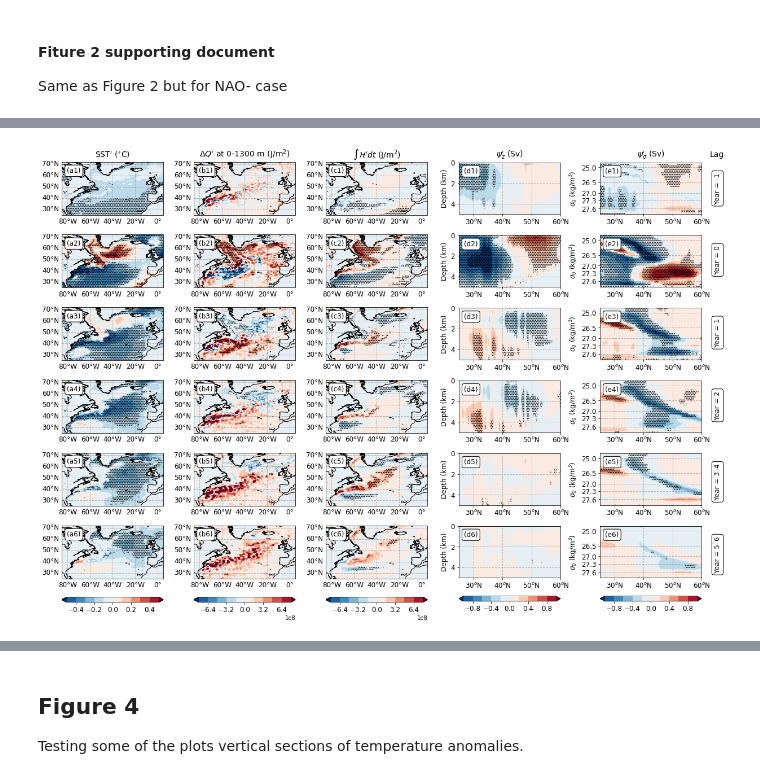
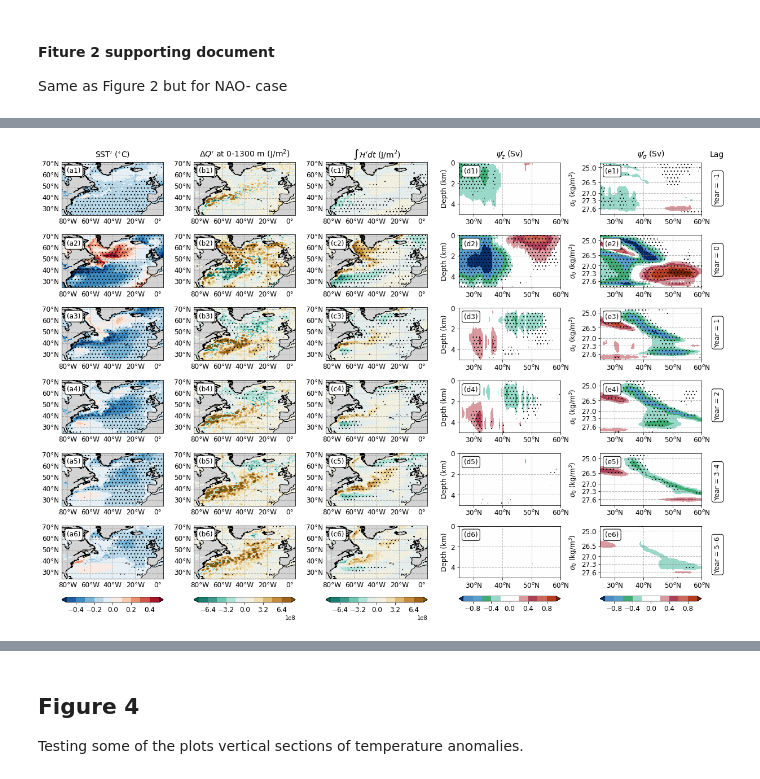
Before and after one commit to hmkhatri/AMOC_Variability_DePreSys_MET, a Jupyter notebook: Notebooks/Plots_Paper_NAO_Heat_Content_Variability/Plots_snapshots_NAO.ipynb, the cells around one changed output, grey strips where cells are left out. Drawn from its saved outputs; the diff is of its cells as text; code cells hidden in the pictures.

```diff
--- a/Notebooks/Plots_Paper_NAO_Heat_Content_Variability/Plots_snapshots_NAO.ipynb
+++ b/Notebooks/Plots_Paper_NAO_Heat_Content_Variability/Plots_snapshots_NAO.ipynb
@@ -57,7 +58,7 @@ def plot_sec(ax, da, da_std = None, hatching = False, hatch_dense = 2, cfd_per =
     if(x_lab==False):
         gl.xlocator = mticker.FixedLocator([])
 
-    ax.add_feature(cfeature.LAND) #facecolor='black')
+    ax.add_feature(cfeature.LAND, facecolor='lightgrey')
     ax.add_feature(cfeature.COASTLINE)
     ax.set_aspect(1.0)
 
@@ -651,6 +361,8 @@ cfd_per = 1.289 # z-val for confidence interval
                 # (1.289 for 80%, 1.658 for 90%, 1.98 for 95%, 2.617 for 99% for deg. freddom = 120)
 hatch_dense = 2
 
+col_map = [cmaps.MPL_RdBu_r, cmaps.NEO_div_vegetation_c_r, cmaps.precip4_diff_19lev_r]
+
 grid1 = plt.GridSpec(6, 5, wspace=0.3, hspace=0.1)
 fig = plt.figure(figsize=[20,14])
 
@@ -660,6 +372,7 @@ name = [r'$\Delta Q^{\prime}$ at 0-1300 m (J/m$^2$)', r'$\int {\mathcal{H}}^{\pr
 
 
 d = xr.open_dataset(data_dir + "Bootstrap_NAOp_tos_annual.nc")
+d = d.where(ds_NAOp['tos'].isel(comp=0, time=0)< 100.) # mask land
 
 for i in range(0,6):
 
@@ -681,7 +394,7 @@ for i in range(0,6):
 
     ax = fig.add_subplot(grid1[i, 0], projection=ccrs.PlateCarree(),facecolor='grey')
     p = plot_sec(ax, tmp, da_std = d_std, hatching = True, cfd_per = cfd_per, hatch_dense = hatch_dense, vmin=-0.25, vmax=0.25,
-                 lat_lon_ext = lat_lon_ext, levels = 11, lon='longitude', lat='latitude', cmap='RdBu_r',
+                 lat_lon_ext = lat_lon_ext, levels = 11, lon='longitude', lat='latitude', cmap=col_map[0],
                  title=titl, orien='horizontal', colorbar=False, y_lab = True, x_lab = True)
 
     props = dict(boxstyle='round', facecolor='white')
@@ -696,6 +409,7 @@ cb = fig.colorbar(p, cax=axins, extend='both', orientation="horizontal")
 cb.ax.tick_params(labelsize=12)
 
 d = xr.open_dataset(data_dir + "Bootstrap_NAOp_Heat_Budget_new_annual.nc")
+d = d.where(ds_NAOp['tos'].isel(comp=0, time=0)< 100.) # mask land
 
 for i in range(0,6):
 
@@ -717,7 +431,7 @@ for i in range(0,6):
 
     ax = fig.add_subplot(grid1[i, 1], projection=ccrs.PlateCarree(),facecolor='grey')
     p = plot_sec(ax, tmp, da_std = d_std, hatching = True, cfd_per = cfd_per, hatch_dense = hatch_dense, vmin=-800.e6, vmax=800.e6,
-                 lat_lon_ext = lat_lon_ext, levels = 11, lon='longitude', lat='latitude', cmap='RdBu_r',
+                 lat_lon_ext = lat_lon_ext, levels = 11, lon='longitude', lat='latitude', cmap=col_map[1],
                  title=titl, orien='horizontal', colorbar=False, y_lab = True, x_lab = True)
 
     props = dict(boxstyle='round', facecolor='white')
@@ -733,6 +447,7 @@ cb.ax.tick_params(labelsize=12)
 
 
 d = xr.open_dataset(data_dir + "Bootstrap_NAOp_hfds_annual.nc")
+d = d.where(ds_NAOp['tos'].isel(comp=0, time=0)< 100.) # mask land
 
 for i in range(0,6):
 
@@ -754,7 +469,7 @@ for i in range(0,6):
 
     ax = fig.add_subplot(grid1[i, 2], projection=ccrs.PlateCarree(),facecolor='grey')
     p = plot_sec(ax, tmp, da_std = d_std, hatching = True, cfd_per = cfd_per, hatch_dense = hatch_dense, vmin=-800.e6, vmax=800.e6,
-                 lat_lon_ext = lat_lon_ext, levels = 11, lon='longitude', lat='latitude', cmap='RdBu_r',
+                 lat_lon_ext = lat_lon_ext, levels = 11, lon='longitude', lat='latitude', cmap=col_map[1],
                  title=titl, orien='horizontal', colorbar=False, y_lab = True, x_lab = True)
 
     props = dict(boxstyle='round', facecolor='white')
@@ -793,7 +508,7 @@ for i in range(0,6):
 
     ax = fig.add_subplot(grid1[i, 3])
     p = tmp.plot.contourf(ax=ax, x='j_c', y='lev', levels = 11, vmin = -1.0, vmax = 1.0,
-                          cmap='RdBu_r', add_labels=False, add_colorbar=False, extend='both')
+                          cmap=col_map[2], add_labels=False, add_colorbar=False, extend='both')
 
     #tmp_cfd = d_std['standard_error'].isel(j_c=slice(0,303)) * cfd_per * 2. / 1e6
     tmp_cfd = (d_std['confidence_upper'] - d_std['confidence_lower']).isel(j_c=slice(0,303)) / 1e6
@@ -854,7 +569,7 @@ for i in range(0,6):
 
     ax = fig.add_subplot(grid1[i, 4])
     p = tmp.plot.contourf(ax=ax, x='j_c', y='sigma0', levels = 11, vmin = -1.5, vmax = 1.5,
-                          cmap='RdBu_r', add_labels=False, add_colorbar=False, extend='both')
+                          cmap=col_map[2], add_labels=False, add_colorbar=False, extend='both')
 
     #tmp_cfd = d_std['standard_error'].isel(j_c=slice(0,303)) * cfd_per * 2. / 1e6
     tmp_cfd = (d_std['confidence_upper'] - d_std['confidence_lower']).isel(j_c=slice(0,303)) / 1e6
@@ -907,4 +622,7 @@ axins = inset_axes(ax, width="100%", height="10%",  # height : 50%
 
 cb = fig.colorbar(p, cax=axins, extend='both', orientation="horizontal")
 cb.ax.tick_params(labelsize=12)
+
+#fig.savefig('/home/users/hkhatri/Plots/Figures_GRL_2022/Figure2.png', dpi=300,bbox_inches='tight');
+#fig.savefig('/home/users/hkhatri/Plots/Figures_GRL_2022/Figure2.pdf', dpi=300,bbox_inches='tight');
 # %% [output]
@@ -1194,16 +697,18 @@ fig.savefig('/home/users/hkhatri/Plots/Figures_GRL_2022/Figure2_support.pdf', dp
 # %%
 # With bootstrapping and 95% confidence interval
-
-plt.rcParams['hatch.linewidth'] = 1.5
-plt.rcParams['hatch.color'] = 'black'
 
 data_dir = "/gws/nopw/j04/snapdragon/hkhatri/Data_Composite/NAO_hpa/Bootstrap_Confidence/"
 
 from mpl_toolkits.axes_grid1.inset_locator import inset_axes
 
 lat_lon_ext = [-85., 5., 25., 72.]
-cfd_per = 1.645 # z-val for confidence interval (1.282 for 80%, 1.44 for 85%, 1.645 for 90%, 1.96 for 95%)
-hatch_dense = 4
+
+lat_lon_ext = [-85., 5., 25., 72.]
+cfd_per = 1.289 # z-val for confidence interval
+                # (1.289 for 80%, 1.658 for 90%, 1.98 for 95%, 2.617 for 99% for deg. freddom = 120)
+hatch_dense = 2
+
+col_map = [cmaps.MPL_RdBu_r, cmaps.NEO_div_vegetation_c_r, cmaps.precip4_diff_19lev_r]
 
 grid1 = plt.GridSpec(6, 5, wspace=0.3, hspace=0.1)
 fig = plt.figure(figsize=[20,14])
@@ -1214,6 +719,7 @@ name = [r'$\Delta Q^{\prime}$ at 0-1300 m (J/m$^2$)', r'$\int {\mathcal{H}}^{\pr
 
 
 d = xr.open_dataset(data_dir + "Bootstrap_NAOn_tos_annual.nc")
+d = d.where(ds_NAOp['tos'].isel(comp=0, time=0)< 100.) # mask land
 
 for i in range(0,6):
 
@@ -1235,7 +741,7 @@ for i in range(0,6):
 
     ax = fig.add_subplot(grid1[i, 0], projection=ccrs.PlateCarree(),facecolor='grey')
     p = plot_sec(ax, tmp, da_std = d_std, hatching = True, cfd_per = cfd_per, hatch_dense = hatch_dense, vmin=-0.5, vmax=0.5,
-                 lat_lon_ext = lat_lon_ext, levels = 11, lon='longitude', lat='latitude', cmap='RdBu_r',
+                 lat_lon_ext = lat_lon_ext, levels = 11, lon='longitude', lat='latitude', cmap=col_map[0],
                  title=titl, orien='horizontal', colorbar=False, y_lab = True, x_lab = True)
 
     props = dict(boxstyle='round', facecolor='white')
@@ -1250,6 +756,7 @@ cb = fig.colorbar(p, cax=axins, extend='both', orientation="horizontal")
 cb.ax.tick_params(labelsize=12)
 
 d = xr.open_dataset(data_dir + "Bootstrap_NAOn_Heat_Budget_new_annual.nc")
+d = d.where(ds_NAOp['tos'].isel(comp=0, time=0)< 100.) # mask land
 
 for i in range(0,6):
 
@@ -1271,7 +778,7 @@ for i in range(0,6):
 
     ax = fig.add_subplot(grid1[i, 1], projection=ccrs.PlateCarree(),facecolor='grey')
     p = plot_sec(ax, tmp, da_std = d_std, hatching = True, cfd_per = cfd_per, hatch_dense = hatch_dense, vmin=-800.e6, vmax=800.e6,
-                 lat_lon_ext = lat_lon_ext, levels = 11, lon='longitude', lat='latitude', cmap='RdBu_r',
+                 lat_lon_ext = lat_lon_ext, levels = 11, lon='longitude', lat='latitude', cmap=col_map[1],
                  title=titl, orien='horizontal', colorbar=False, y_lab = True, x_lab = True)
 
     props = dict(boxstyle='round', facecolor='white')
@@ -1287,6 +794,7 @@ cb.ax.tick_params(labelsize=12)
 
 
 d = xr.open_dataset(data_dir + "Bootstrap_NAOn_hfds_annual.nc")
+d = d.where(ds_NAOp['tos'].isel(comp=0, time=0)< 100.) # mask land
 
 for i in range(0,6):
 
@@ -1308,7 +816,7 @@ for i in range(0,6):
 
     ax = fig.add_subplot(grid1[i, 2], projection=ccrs.PlateCarree(),facecolor='grey')
     p = plot_sec(ax, tmp, da_std = d_std, hatching = True, cfd_per = cfd_per, hatch_dense = hatch_dense, vmin=-800.e6, vmax=800.e6,
-                 lat_lon_ext = lat_lon_ext, levels = 11, lon='longitude', lat='latitude', cmap='RdBu_r',
+                 lat_lon_ext = lat_lon_ext, levels = 11, lon='longitude', lat='latitude', cmap=col_map[1],
                  title=titl, orien='horizontal', colorbar=False, y_lab = True, x_lab = True)
 
     props = dict(boxstyle='round', facecolor='white')
@@ -1347,7 +855,7 @@ for i in range(0,6):
 
     ax = fig.add_subplot(grid1[i, 3])
     p = tmp.plot.contourf(ax=ax, x='j_c', y='lev', levels = 11, vmin = -1., vmax = 1.,
-                          cmap='RdBu_r', add_labels=False, add_colorbar=False, extend='both')
+                          cmap=col_map[2], add_labels=False, add_colorbar=False, extend='both')
 
     #tmp_cfd = d_std['standard_error'].isel(j_c=slice(0,303)) * cfd_per * 2. / 1e6
     tmp_cfd = (d_std['confidence_upper'] - d_std['confidence_lower']).isel(j_c=slice(0,303)) / 1e6
@@ -1408,7 +916,7 @@ for i in range(0,6):
 
     ax = fig.add_subplot(grid1[i, 4])
     p = tmp.plot.contourf(ax=ax, x='j_c', y='sigma0', levels = 11, vmin = -1., vmax = 1.,
-                          cmap='RdBu_r', add_labels=False, add_colorbar=False, extend='both')
+                          cmap=col_map[2], add_labels=False, add_colorbar=False, extend='both')
 
     #tmp_cfd = d_std['standard_error'].isel(j_c=slice(0,303)) * cfd_per * 2. / 1e6
     tmp_cfd = (d_std['confidence_upper'] - d_std['confidence_lower']).isel(j_c=slice(0,303)) / 1e6
@@ -1435,31 +943,34 @@ for i in range(0,6):
     offset=.025
     plt.gca().set_position([bbox.x0 + offset*0.5, bbox.y0 + offset*0.5, bbox.x1-bbox.x0, bbox.y1 - bbox.y0 - offset])
 
     props = dict(boxstyle='round', facecolor='white')
     ax.text(0.05, 0.9, '(e'+str(i+1)+')', transform=ax.transAxes, fontsize=12,
             verticalalignment='top', bbox=props)
 
     if(i==0):
         ax.text(1.08, 1.23, 'Lag', transform=ax.transAxes, fontsize=14,
                 verticalalignment='top')
 
     props = dict(boxstyle='round', facecolor='white')
     if(i <= 3):
         titl = 'Year = '+str(i-1)
         j=0
     else:
         titl = 'Year = '+str(i-1+j) + '–' + str(i+j)
         j=j+1
 
     ax.text(1.12, 0.8, titl, transform=ax.transAxes, fontsize=12, rotation =90,
             verticalalignment='top', bbox=props)
 
 
 axins = inset_axes(ax, width="100%", height="10%",  # height : 50%
                    loc='lower left', bbox_to_anchor=(0., -0.45, 1., 1.),
                    bbox_transform=ax.transAxes, borderpad=0,)
 
 cb = fig.colorbar(p, cax=axins, extend='both', orientation="horizontal")
 cb.ax.tick_params(labelsize=12)
+
+#fig.savefig('/home/users/hkhatri/Plots/Figures_GRL_2022/Figure2_support.png', dpi=300,bbox_inches='tight');
+#fig.savefig('/home/users/hkhatri/Plots/Figures_GRL_2022/Figure2_support.pdf', dpi=300,bbox_inches='tight');
 # %% [output]
-[figure, old version]
+[figure, new version]
```
Also changed, not shown: parts of 20 cells of this notebook, 14 other files.
